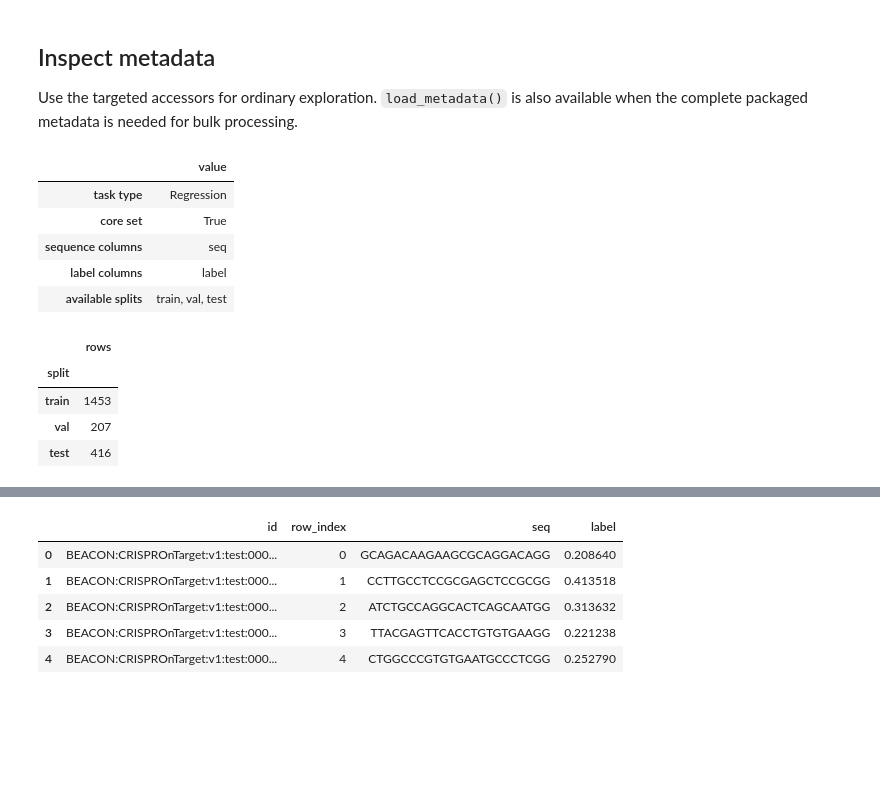
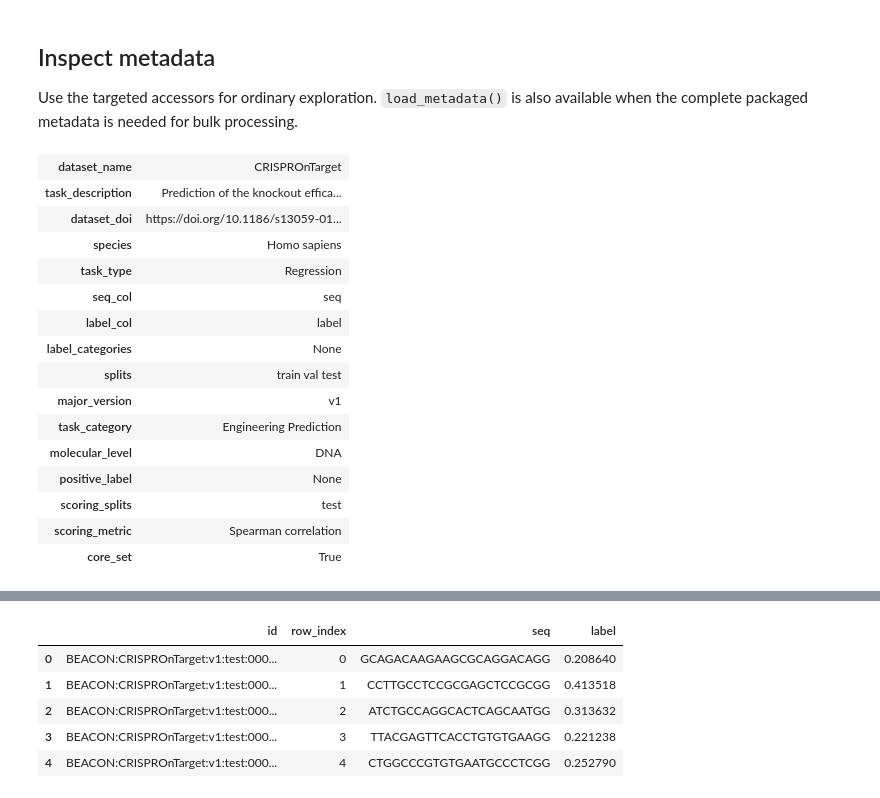
Before and after one commit to genomic-benchmarks/genomic-benchmarks-data, a Jupyter notebook: tutorials/genomic-benchmarks-data.ipynb, the cells around one changed output, grey strips where cells are left out. Cells and saved outputs as stored; diff of their text form; code cells hidden in the pictures; blank space fills up the shorter version.

```diff
--- a/tutorials/genomic-benchmarks-data.ipynb
+++ b/tutorials/genomic-benchmarks-data.ipynb
@@ -118,41 +98,21 @@ pd.Series(
 Use the targeted accessors for ordinary exploration. `load_metadata()` is also available when the complete packaged metadata is needed for bulk processing.
 # %%
 dataset_info = gbd.get_dataset_info(COLLECTION, DATASET)
-
-dataset_summary = pd.Series(
-    {
-        "task type": dataset_info["task_type"],
-        "core set": dataset_info["core_set"],
-        "sequence columns": ", ".join(dataset_info["seq_col"]),
-        "label columns": dataset_info["label_col"],
-        "available splits": ", ".join(dataset_info["splits"]),
-    },
-    name="value",
-).to_frame()
-
-split_summary = pd.DataFrame(
-    [
-        {
-            "split": split,
-            "rows": gbd.get_split_info(COLLECTION, DATASET, split)[
-                "dataset_size"
-            ],
-        }
-        for split in dataset_info["splits"]
-    ]
-).set_index("split")
-
-display(dataset_summary)
-split_summary
+gbd.pretty(dataset_info)
 # %% [output]
-|  | value |
-| task type | Regression |
-| core set | True |
-| sequence columns | seq |
-| label columns | label |
-| available splits | train, val, test |
+| dataset_name | CRISPROnTarget |
+| task_description | Prediction of the knockout effica... |
+| dataset_doi | https://doi.org/10.1186/s13059-01... |
+| species | Homo sapiens |
+| task_type | Regression |
+| seq_col | seq |
+| label_col | label |
+| label_categories | None |
+| splits | train val test |
+| major_version | v1 |
+| task_category | Engineering Prediction |
+| molecular_level | DNA |
+| positive_label | None |
+| scoring_splits | test |
+| scoring_metric | Spearman correlation |
+| core_set | True |
-|  | rows |
-| split |  |
-| train | 1453 |
-| val | 207 |
-| test | 416 |
```
Also changed, not shown: parts of 38 cells of this notebook, 6 other files.
